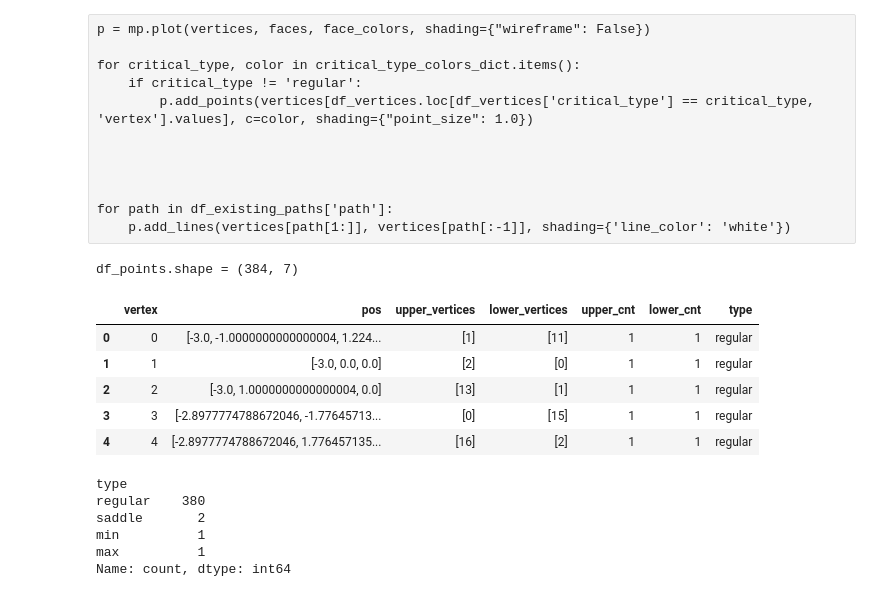
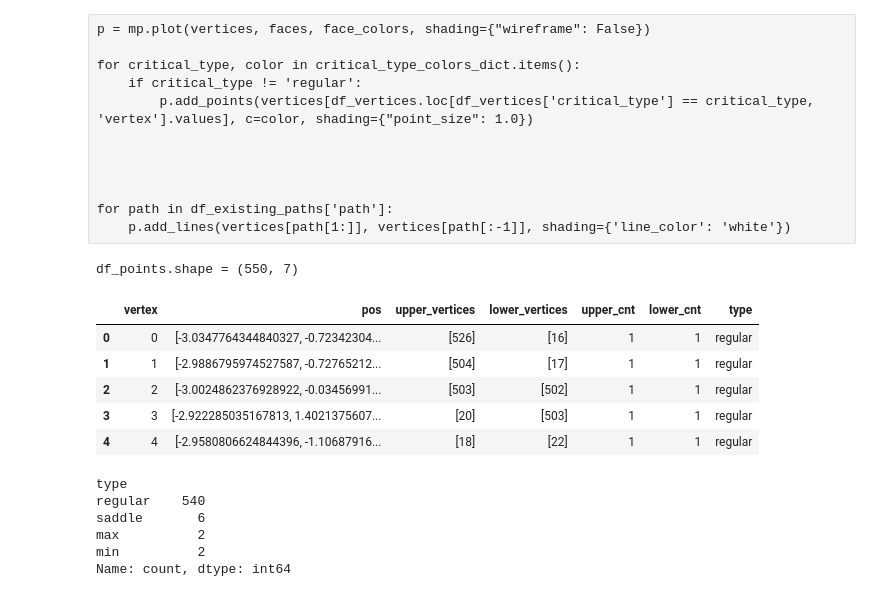
Before and after one commit to zimfv/quadrangulation, a Jupyter notebook: shapes.ipynb, the cells around one changed output. Cells and saved outputs as stored; diff of their text form; code cells hidden in the pictures.

```diff
--- a/shapes.ipynb
+++ b/shapes.ipynb
@@ -570,11 +570,11 @@ f = lambda p: f0(p)*f1(p)
 # %%
 n, m = 13, 12
 #n, m = 25, 24
-vertices, faces = get_halftori_bouquet(leaves=2, n=n, m=m, glue=False)
+vertices, faces = get_halftori_bouquet(leaves=3, n=n, m=m, l0=0.8, glue=False)
 #vertices, faces = split_large_edges(vertices, faces, max_length=0.6)
 vertices, faces = split_large_edges(vertices, faces, max_length=1.1)
 
-#vertices += 0.05*np.random.normal(size=vertices.shape)
+vertices += 0.05*np.random.normal(size=vertices.shape)
 
 
 print(f'faces.shape = {faces.shape}')
@@ -739,12 +739,12 @@ for critical_type, color in critical_type_colors_dict.items():
 for path in df_existing_paths['path']:
     p.add_lines(vertices[path[1:]], vertices[path[:-1]], shading={'line_color': 'white'})
 # %%
-def get_next_vertices(vertex, faces, f, f_dist=None, direction_up=True):
+def get_next_vertices(vertex, faces, f, f_grad=None, direction_up=True):
     """
     """
     neighbourhood_faces = faces[(faces == vertex).any(axis=1)]
-    if f_dist is None:
-        f_dist = lambda v0, v1: abs(f(v1))
+    if f_grad is None:
+        f_grad = lambda v0, v1: abs(f(v1))
 
     neighbourhood_graph = nx.Graph()
     neighbourhood_graph.add_edges_from(neighbourhood_faces[:, [0, 1]])
@@ -759,54 +759,55 @@ def get_next_vertices(vertex, faces, f, f_dist=None, direction_up=True):
         forward_vertices = neighbourhood_vertices[neighbourhood_values < 0]
 
     next_vertices = [np.array(list(component)) for component in nx.connected_components(neighbourhood_graph.subgraph(forward_vertices))]
-    next_vertices = [component[np.argmax(f_dist(vertex, component))] for component in next_vertices]
+    next_vertices = [component[np.argmax(f_grad(vertex, component))] for component in next_vertices]
 
     return next_vertices
 # %%
 morse_function = lambda v: f(vertices[v])
-distance_function = lambda v0, v1: np.linalg.norm(vertices[v1] - vertices[v0], axis=-1)
-distance_function = lambda v0, v1: np.linalg.norm(vertices[v1] - vertices[v0], axis=-1)*abs(morse_function(v0) - morse_function(v1))
+gradient_function = lambda v0, v1: np.linalg.norm(vertices[v1] - vertices[v0], axis=-1)
+gradient_function = lambda v0, v1: np.linalg.norm(vertices[v1] - vertices[v0], axis=-1)*abs(morse_function(v0) - morse_function(v1))
+#gradient_function = lambda v0, v1: abs(morse_function(v0) - morse_function(v1))/np.linalg.norm(vertices[v1] - vertices[v0], axis=-1)
 
 df_points = pd.DataFrame({'vertex': np.unique(faces), 'pos':list (vertices)})
-df_points['upper_vertices'] = df_points['vertex'].apply(lambda vertex: get_next_vertices(vertex, faces, f=morse_function, f_dist=distance_function, direction_up=True))
-df_points['lower_vertices'] = df_points['vertex'].apply(lambda vertex: get_next_vertices(vertex, faces, f=morse_function, f_dist=distance_function, direction_up=False))
+df_points['upper_vertices'] = df_points['vertex'].apply(lambda vertex: get_next_vertices(vertex, faces, f=morse_function, f_grad=gradient_function, direction_up=True))
+df_points['lower_vertices'] = df_points['vertex'].apply(lambda vertex: get_next_vertices(vertex, faces, f=morse_function, f_grad=gradient_function, direction_up=False))
 df_points['upper_cnt'] = df_points['upper_vertices'].apply(len)
 df_points['lower_cnt'] = df_points['lower_vertices'].apply(len)
 
 def get_vertex_type_row(row):
     upper = row['upper_cnt']
     lower = row['lower_cnt']
 
     if upper + lower == 0:
         return 'isolated'
     if (upper == 1) and (lower == 1):
         return 'regular'
     if (upper == 0) and (lower == 1):
         return 'max'
     if (upper == 1) and (lower == 0):
         return 'min'
     return 'saddle'
 
 df_points['type'] = df_points.apply(get_vertex_type_row, axis=1)
 
 print(f'df_points.shape = {df_points.shape}')
 df_points.head()
 # %% [output]
-df_points.shape = (384, 7)
+df_points.shape = (550, 7)
 |  | vertex | pos | upper_vertices | lower_vertices | upper_cnt | lower_cnt | type |
-| 0 | 0 | [-3.0, -1.0000000000000004, 1.224... | [1] | [11] | 1 | 1 | regular |
-| 1 | 1 | [-3.0, 0.0, 0.0] | [2] | [0] | 1 | 1 | regular |
-| 2 | 2 | [-3.0, 1.0000000000000004, 0.0] | [13] | [1] | 1 | 1 | regular |
-| 3 | 3 | [-2.8977774788672046, -1.77645713... | [0] | [15] | 1 | 1 | regular |
-| 4 | 4 | [-2.8977774788672046, 1.776457135... | [16] | [2] | 1 | 1 | regular |
+| 0 | 0 | [-3.0347764344840327, -0.72342304... | [526] | [16] | 1 | 1 | regular |
+| 1 | 1 | [-2.9886795974527587, -0.72765212... | [504] | [17] | 1 | 1 | regular |
+| 2 | 2 | [-3.0024862376928922, -0.03456991... | [503] | [502] | 1 | 1 | regular |
+| 3 | 3 | [-2.922285035167813, 1.4021375607... | [20] | [503] | 1 | 1 | regular |
+| 4 | 4 | [-2.9580806624844396, -1.10687916... | [18] | [22] | 1 | 1 | regular |
 # %%
 df_points['type'].value_counts()
 # %% [output]
 type
-regular    380
-saddle       2
-min          1
-max          1
+regular    540
+saddle       6
+max          2
+min          2
 Name: count, dtype: int64
 # %%
 df_points[df_points['type'] != 'regular']
```
Also changed, not shown: parts of 11 cells of this notebook.
